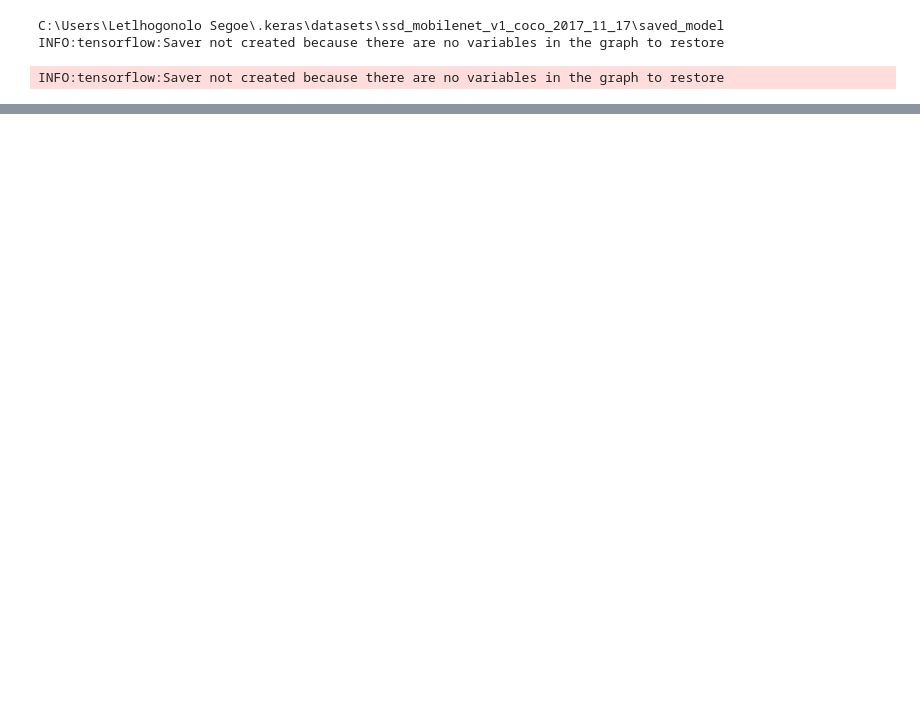
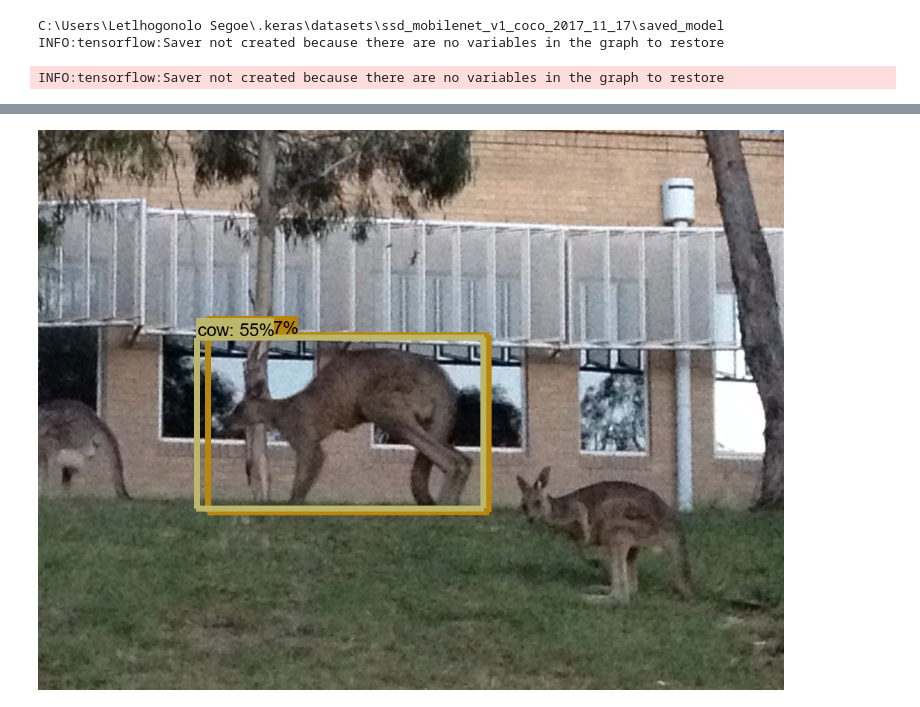
Before and after one commit to Noloman18/tensorflow-model-zoo, a Jupyter notebook: model_data_augmentor.ipynb, the cells around one changed output, grey strips where cells are left out. Drawn from its saved outputs; the diff is of its cells as text; code cells hidden in the pictures; blank space fills up the shorter version.

Commit message:
Can now train model

```diff
--- a/model_data_augmentor.ipynb
+++ b/model_data_augmentor.ipynb
@@ -58,11 +61,16 @@ def validate_and_load_existing_model():
   model = model.signatures['serving_default']
 
   return model
+# %%
+def load_from_path():
+    model = tf.saved_model.load(PROJECT_CONFIG['MODEL_PATH'])
+    model = model.signatures['serving_default']
+    return model
 # %%
 from random import shuffle
 
 def load_annotation_paths():
-    annotation_paths = list(pathlib.Path(PASCAL_VOC_ANNOTATIONS_PATH).glob("*.xml"))
+    annotation_paths = list(pathlib.Path(PROJECT_CONFIG['PASCAL_VOC_ANNOTATIONS_PATH']).glob("*.xml"))
     shuffle(annotation_paths)
     return annotation_paths
 # %%
@@ -75,3 +83,5 @@ MODEL = validate_and_load_existing_model()
 C:\Users\Letlhogonolo Segoe\.keras\datasets\ssd_mobilenet_v1_coco_2017_11_17\saved_model
 INFO:tensorflow:Saver not created because there are no variables in the graph to restore
 INFO:tensorflow:Saver not created because there are no variables in the graph to restore
+# %%
+MODEL = load_from_path()
@@ -165,7 +178,7 @@ def show_inference(model, image_path):
   # Actual detection.
   output_dict = run_inference_for_single_image(model, image_np)
   # Visualization of the results of a detection.
-  category_index = label_map_util.create_category_index_from_labelmap(PATH_TO_LABELS, use_display_name=True)
+  category_index = label_map_util.create_category_index_from_labelmap(PROJECT_CONFIG['PATH_TO_LABELS'], use_display_name=True)
   vis_util.visualize_boxes_and_labels_on_image_array(
       image_np,
       output_dict['detection_boxes'],
@@ -250,0 +268,4 @@ IndentationError: unexpected unindent (<ipython-input-84-db50902b856a>, line 26)
+# %%
+augment_data_model(True)
+# %% [output]
+[figure, added]
```
Also changed, not shown: parts of 12 cells of this notebook, 14 other files.
